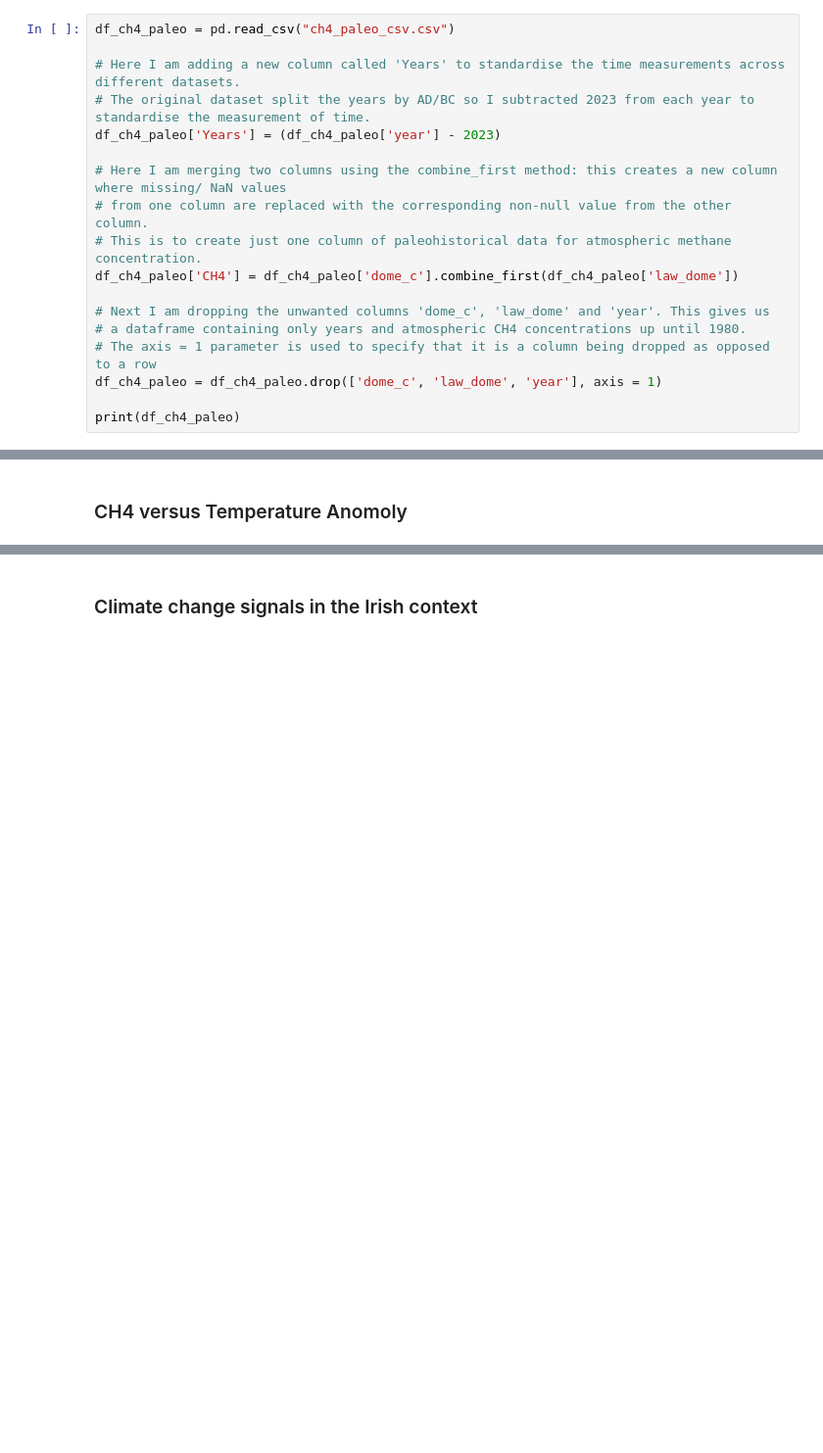
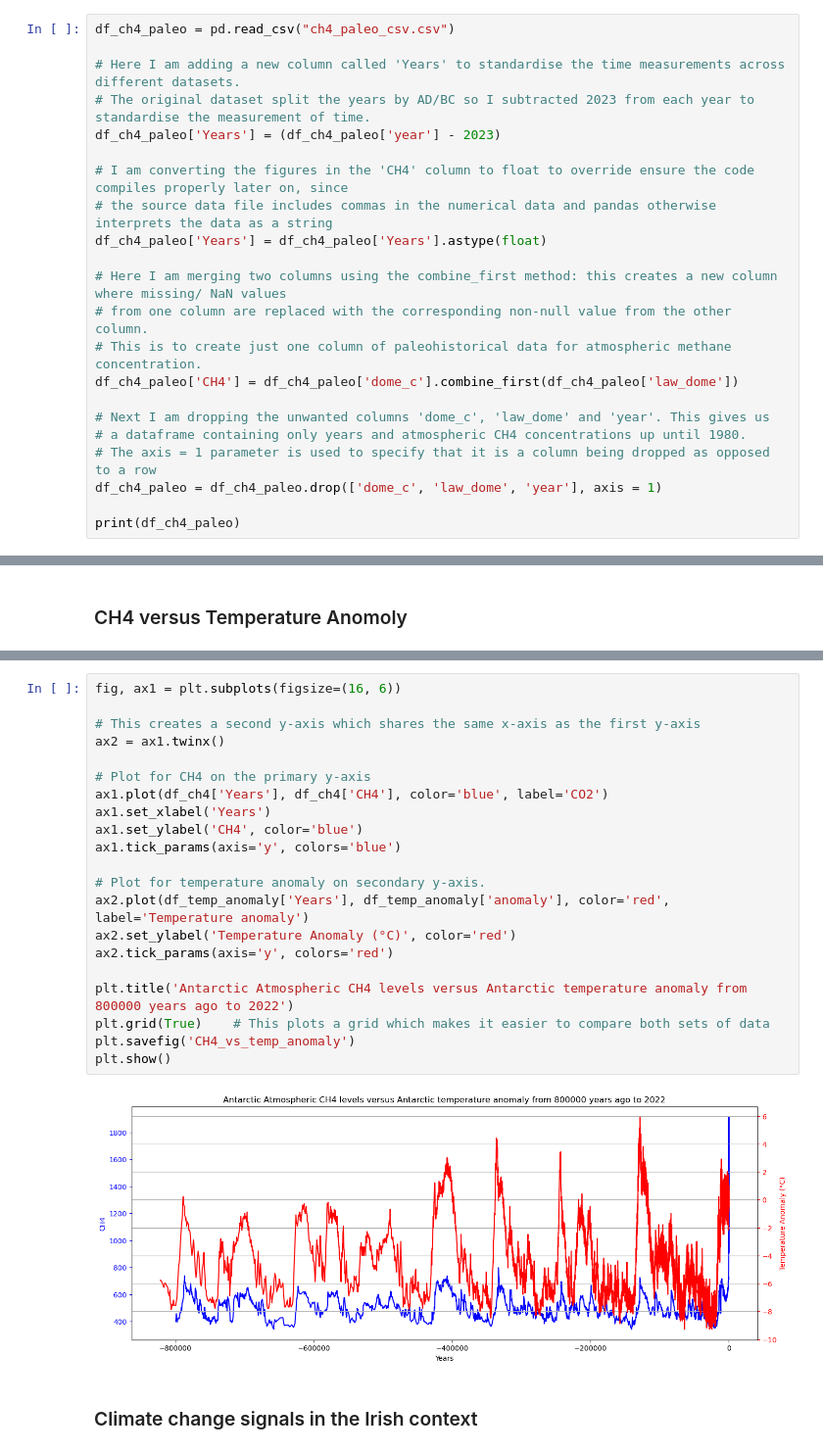
Before and after one commit to jmce22/pfda_project2, a Jupyter notebook: pfda_project2.ipynb, the cells around one changed output, grey strips where cells are left out. Shown at 98% size. Drawn from its saved outputs; the diff is of its cells as text; blank space fills up the shorter version.

```diff
--- a/pfda_project2.ipynb
+++ b/pfda_project2.ipynb
@@ -135,6 +228,10 @@ df_ch4_paleo = pd.read_csv("ch4_paleo_csv.csv")
 # Here I am adding a new column called 'Years' to standardise the time measurements across different datasets.
 # The original dataset split the years by AD/BC so I subtracted 2023 from each year to standardise the measurement of time.
 df_ch4_paleo['Years'] = (df_ch4_paleo['year'] - 2023)
+
+# I am converting the figures in the 'CH4' column to float to override ensure the code compiles properly later on, since
+# the source data file includes commas in the numerical data and pandas otherwise interprets the data as a string
+df_ch4_paleo['Years'] = df_ch4_paleo['Years'].astype(float)
 
 # Here I am merging two columns using the combine_first method: this creates a new column where missing/ NaN values
 # from one column are replaced with the corresponding non-null value from the other column.
@@ -519,3 +696,26 @@ By way of comparison with the 20-year GWP value of 84 for methane, the 20-year G
+# %%
+fig, ax1 = plt.subplots(figsize=(16, 6))
+
+# This creates a second y-axis which shares the same x-axis as the first y-axis
+ax2 = ax1.twinx()
+
+# Plot for CH4 on the primary y-axis
+ax1.plot(df_ch4['Years'], df_ch4['CH4'], color='blue', label='CO2')
+ax1.set_xlabel('Years')
+ax1.set_ylabel('CH4', color='blue')
+ax1.tick_params(axis='y', colors='blue')
+
+# Plot for temperature anomaly on secondary y-axis.
+ax2.plot(df_temp_anomaly['Years'], df_temp_anomaly['anomaly'], color='red', label='Temperature anomaly')
+ax2.set_ylabel('Temperature Anomaly (°C)', color='red')
+ax2.tick_params(axis='y', colors='red')
+
+plt.title('Antarctic Atmospheric CH4 levels versus Antarctic temperature anomaly from 800000 years ago to 2022')
+plt.grid(True)    # This plots a grid which makes it easier to compare both sets of data
+plt.savefig('CH4_vs_temp_anomaly')
+plt.show()
+# %% [output]
+[figure, added]
 # %% [markdown]
 ### Climate change signals in the Irish context ###
 # %% [markdown]
```
Also changed, not shown: parts of 25 cells of this notebook, 3 other files.
